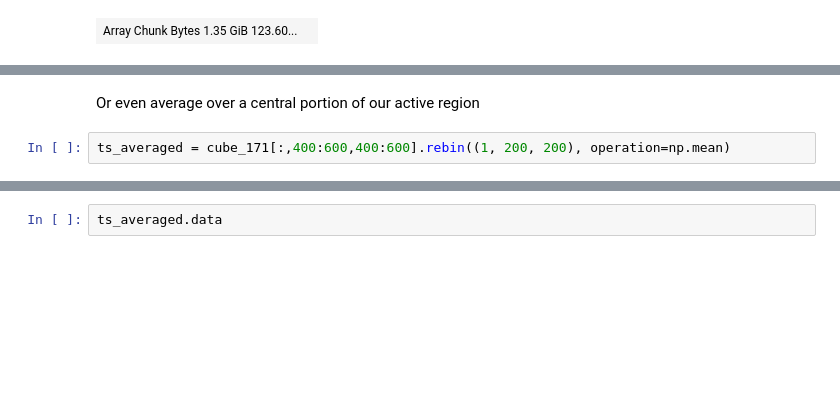
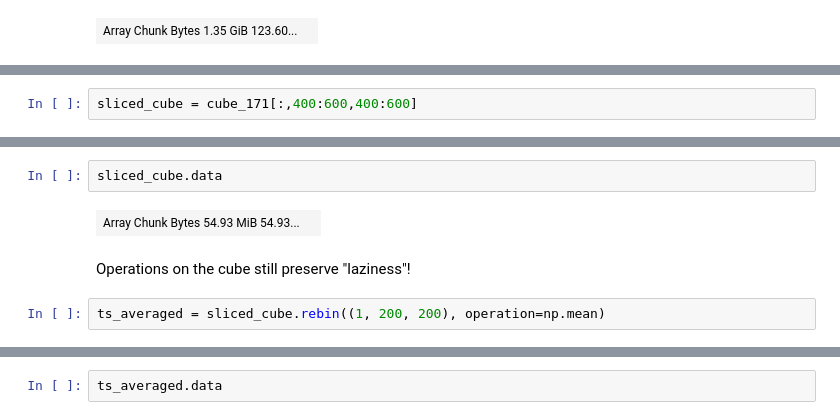
Before and after one commit to wtbarnes/scipy-2023-talk, a Jupyter notebook: sunpy-dask-demo-rendered.ipynb, the cells around one changed output, grey strips where cells are left out. Cells and saved outputs as stored; diff of their text form; blank space fills up the shorter version.

```diff
--- a/sunpy-dask-demo.ipynb
+++ b/sunpy-dask-demo-rendered.ipynb
@@ -341,0 +337,2 @@ cube_171[:,500,500].plot()
+# %%
+sliced_cube = cube_171[:,400:600,400:600]
@@ -342,4 +349,8 @@ cube_171[:,500,500].plot()
+# %%
+sliced_cube.data
+# %% [output]
+| Array Chunk Bytes 54.93 MiB 54.93... |  |
 # %% [markdown]
-Or even average over a central portion of our active region
+Operations on the cube still preserve "laziness"!
 # %%
-ts_averaged = cube_171[:,400:600,400:600].rebin((1, 200, 200), operation=np.mean)
+ts_averaged = sliced_cube.rebin((1, 200, 200), operation=np.mean)
```
Also changed, not shown: parts of 7 cells of this notebook, 1 other file.
